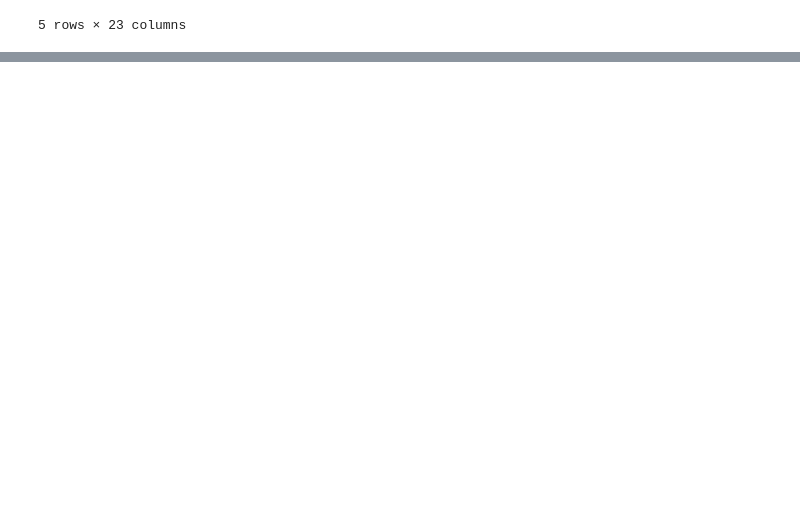
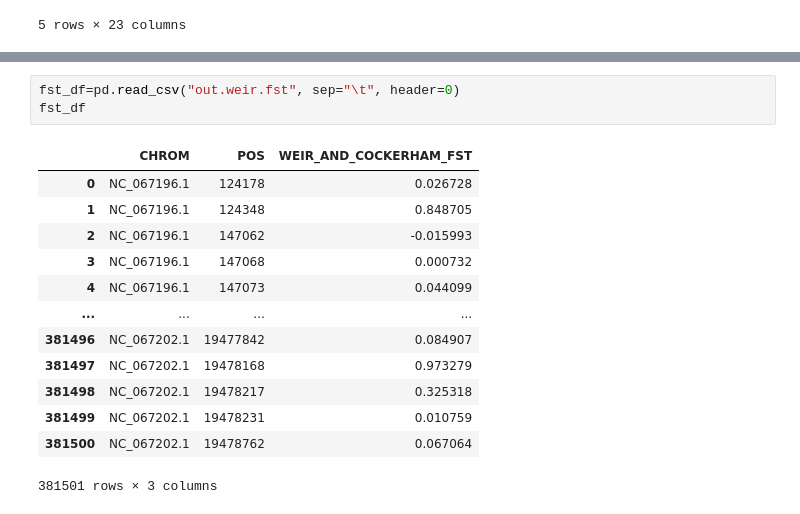
Before and after one commit to nealplatt/schisto_aim_panel, a Jupyter notebook: code/testing_aim_panel.ipynb, the cells around one changed output, grey strips where cells are left out. Saved outputs shown, nothing was run; the diff lists cells and outputs as text; blank space fills up the shorter version.

```diff
--- a/code/testing_aim_panel.ipynb
+++ b/code/testing_aim_panel.ipynb
@@ -19,0 +154,17 @@ info_df.head()
+# %%
+fst_df=pd.read_csv("out.weir.fst", sep="\t", header=0)
+fst_df
+# %% [output]
+|  | CHROM | POS | WEIR_AND_COCKERHAM_FST |
+| 0 | NC_067196.1 | 124178 | 0.026728 |
+| 1 | NC_067196.1 | 124348 | 0.848705 |
+| 2 | NC_067196.1 | 147062 | -0.015993 |
+| 3 | NC_067196.1 | 147068 | 0.000732 |
+| 4 | NC_067196.1 | 147073 | 0.044099 |
+| ... | ... | ... | ... |
+| 381496 | NC_067202.1 | 19477842 | 0.084907 |
+| 381497 | NC_067202.1 | 19478168 | 0.973279 |
+| 381498 | NC_067202.1 | 19478217 | 0.325318 |
+| 381499 | NC_067202.1 | 19478231 | 0.010759 |
+| 381500 | NC_067202.1 | 19478762 | 0.067064 |
+381501 rows × 3 columns
```
Also changed, not shown: parts of 13 cells of this notebook, 4 other files.
